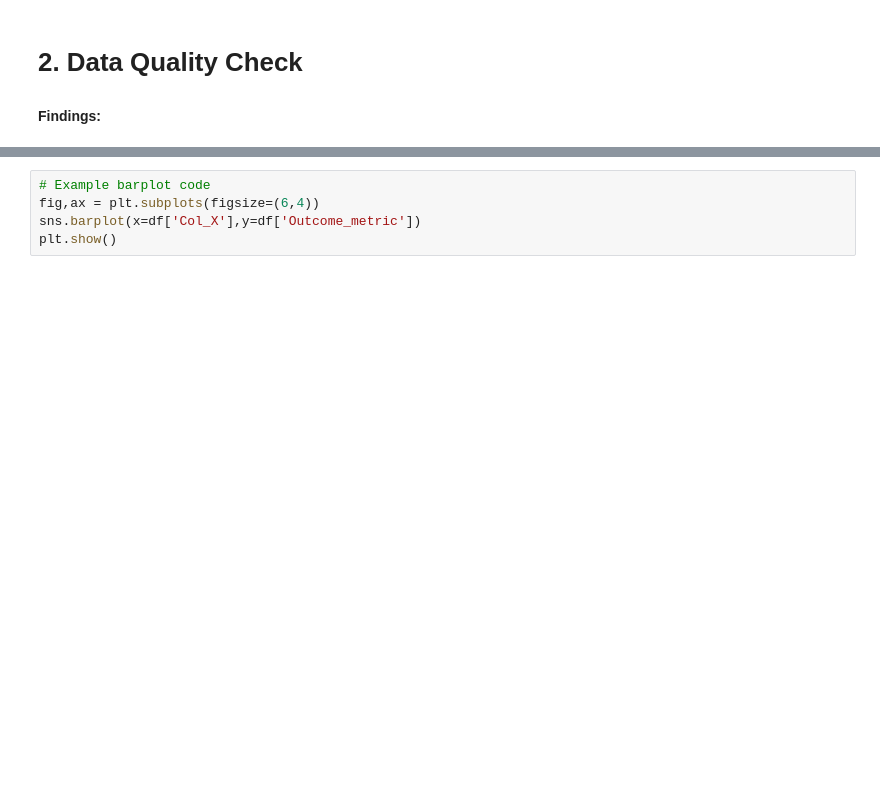
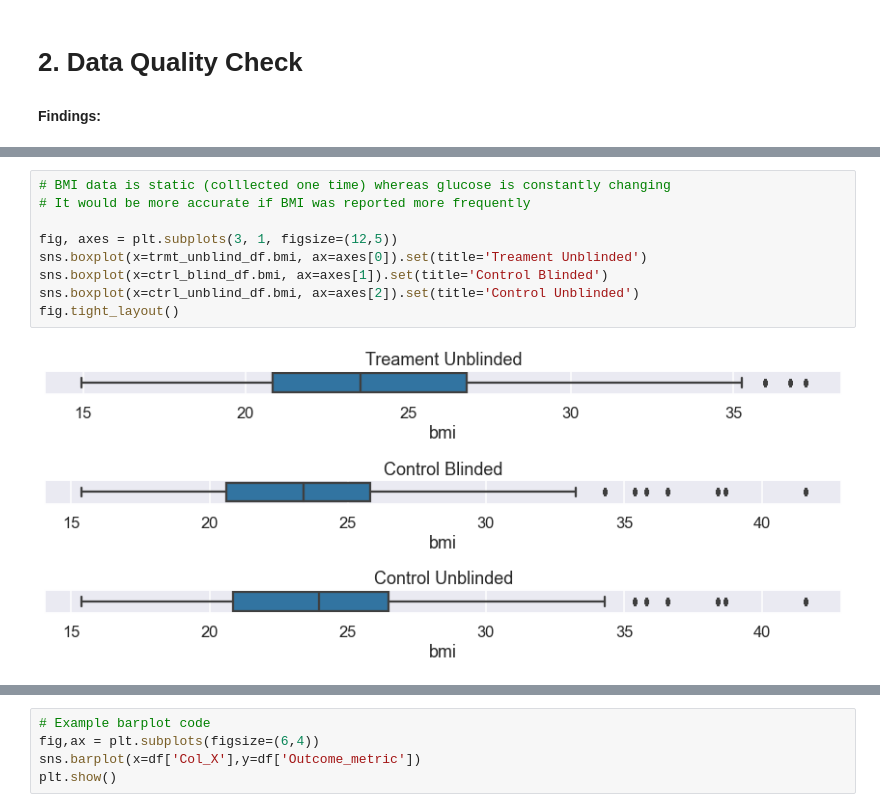
Before and after one commit to rdowd003/RD_Mentoring, a Jupyter notebook: Projects/Project-1-EDA/EDA Project 1 Diabetes.ipynb, the cells around one changed output, grey strips where cells are left out. Drawn from its saved outputs; the diff is of its cells as text; blank space fills up the shorter version.

```diff
--- a/Projects/Project-1-EDA/EDA Project 1 Diabetes.ipynb
+++ b/Projects/Project-1-EDA/EDA Project 1 Diabetes.ipynb
@@ -150,0 +382,11 @@ df.head()
+# %%
+# BMI data is static (colllected one time) whereas glucose is constantly changing
+# It would be more accurate if BMI was reported more frequently
+
+fig, axes = plt.subplots(3, 1, figsize=(12,5))
+sns.boxplot(x=trmt_unblind_df.bmi, ax=axes[0]).set(title='Treament Unblinded')
+sns.boxplot(x=ctrl_blind_df.bmi, ax=axes[1]).set(title='Control Blinded')
+sns.boxplot(x=ctrl_unblind_df.bmi, ax=axes[2]).set(title='Control Unblinded')
+fig.tight_layout()
+# %% [output]
+[figure, added]
```
Also changed, not shown: parts of 37 cells of this notebook.
